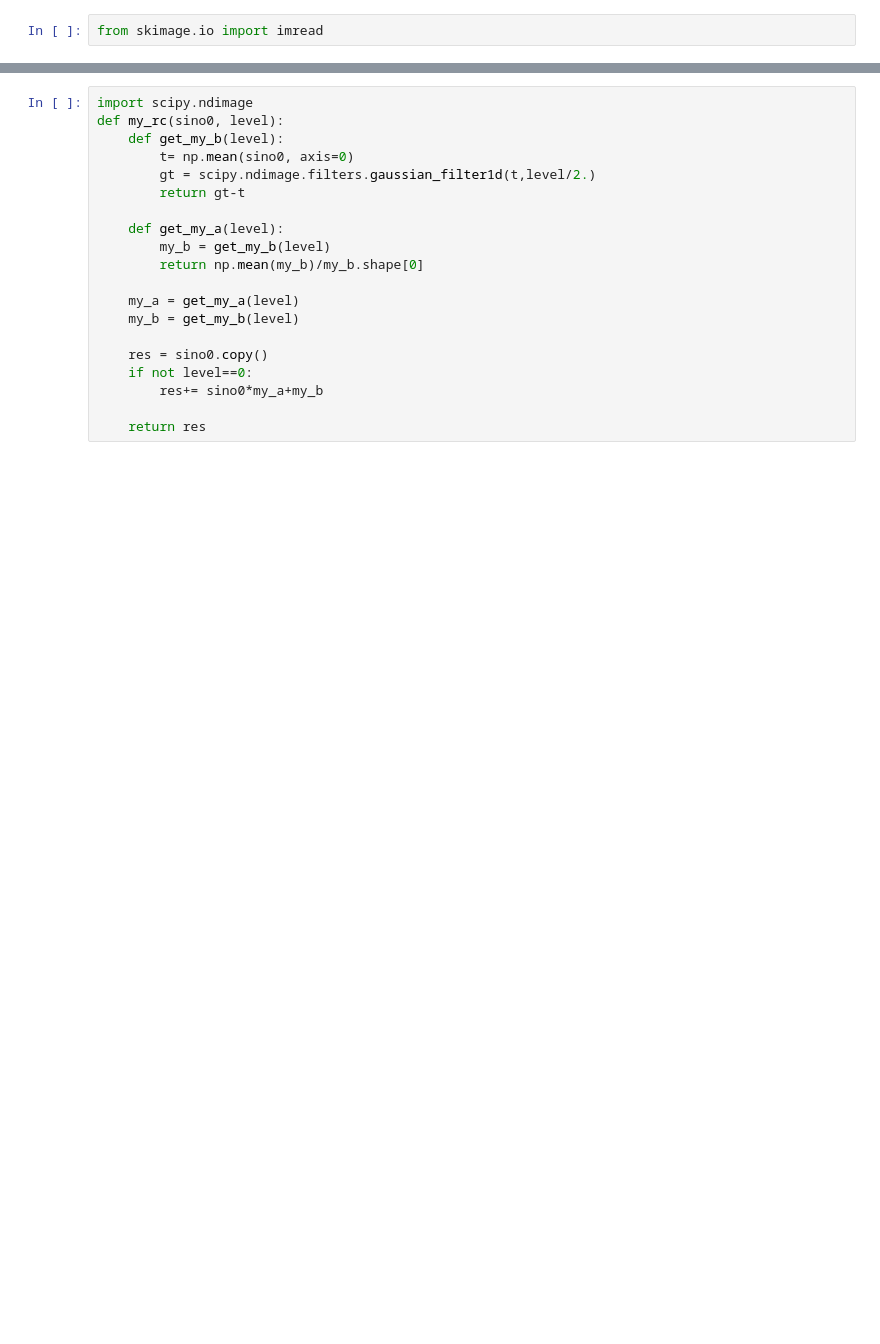
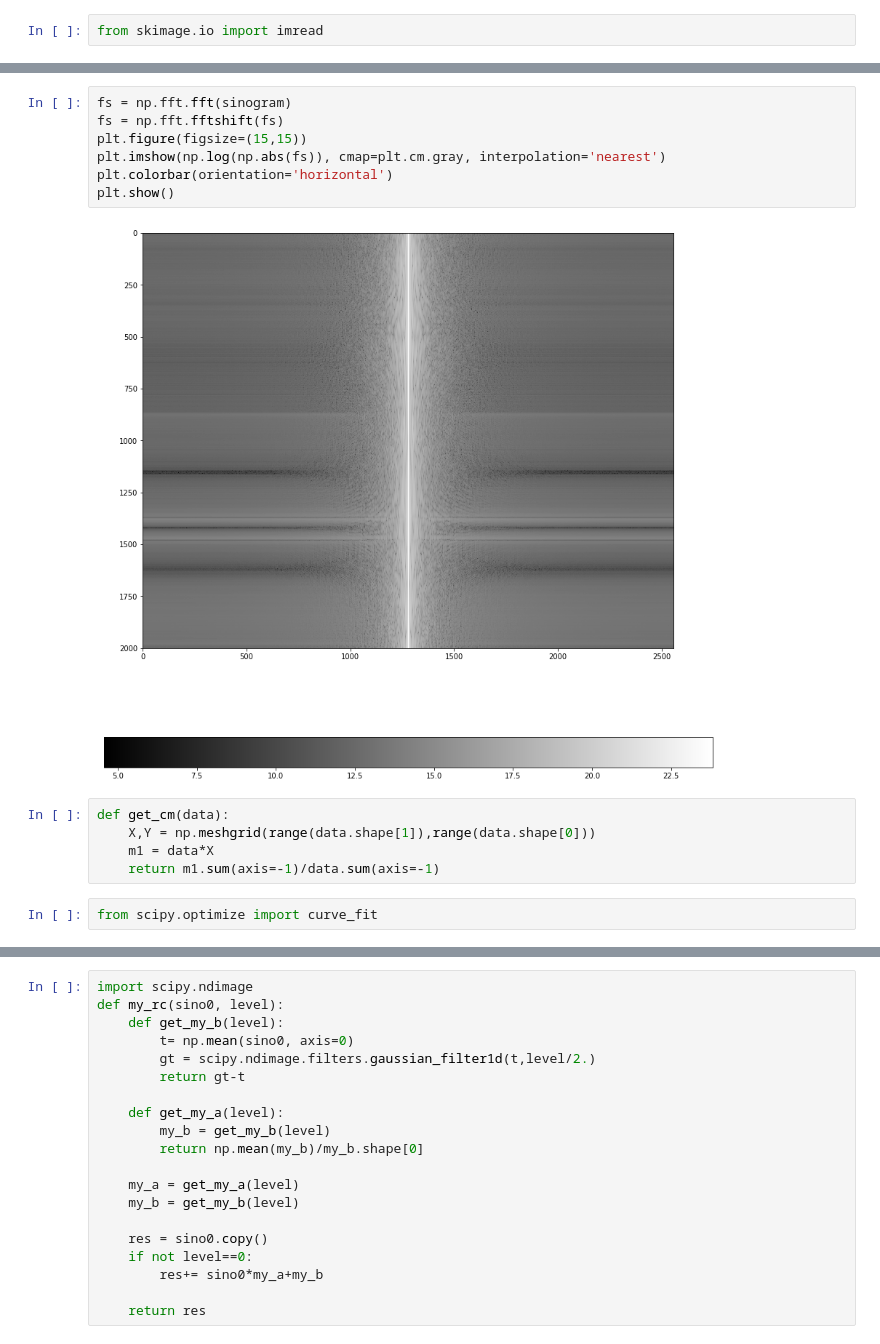
Before and after one commit to buzmakov/tomography_scripts, a Jupyter notebook: phase/roi_phase.ipynb, the cells around one changed output, grey strips where cells are left out. Drawn from its saved outputs; the diff is of its cells as text; blank space fills up the shorter version.

```diff
--- a/phase/roi_phase.ipynb
+++ b/phase/roi_phase.ipynb
@@ -150,0 +173,16 @@ angles = np.linspace(0,180, sinogram_fixed.shape[0],False)*np.pi/180
+# %%
+fs = np.fft.fft(sinogram)
+fs = np.fft.fftshift(fs)
+plt.figure(figsize=(15,15))
+plt.imshow(np.log(np.abs(fs)), cmap=plt.cm.gray, interpolation='nearest')
+plt.colorbar(orientation='horizontal')
+plt.show()
+# %% [output]
+[figure, added]
+# %%
+def get_cm(data):
+    X,Y = np.meshgrid(range(data.shape[1]),range(data.shape[0]))
+    m1 = data*X
+    return m1.sum(axis=-1)/data.sum(axis=-1)
+# %%
+from scipy.optimize import curve_fit
```
Also changed, not shown: parts of 27 cells of this notebook, 9 other files.
